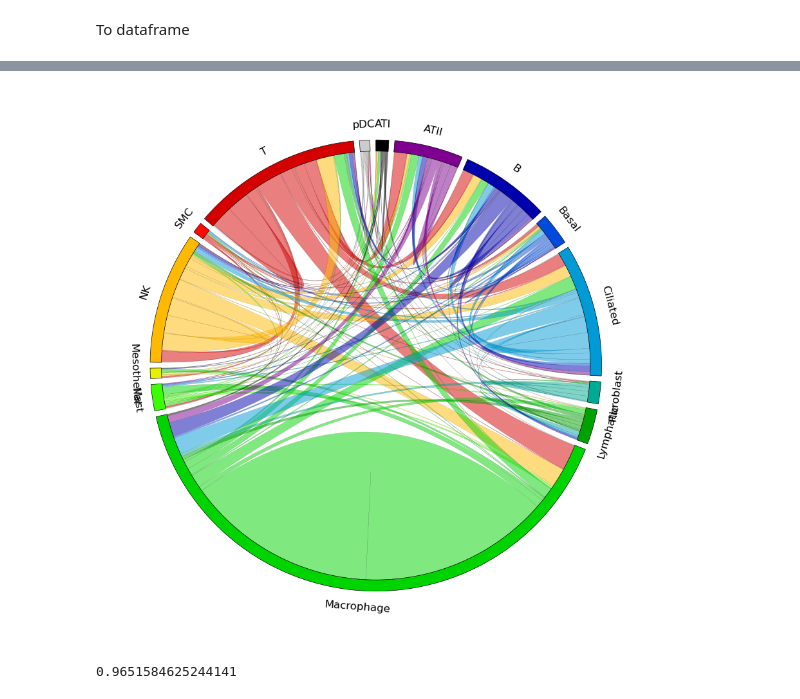
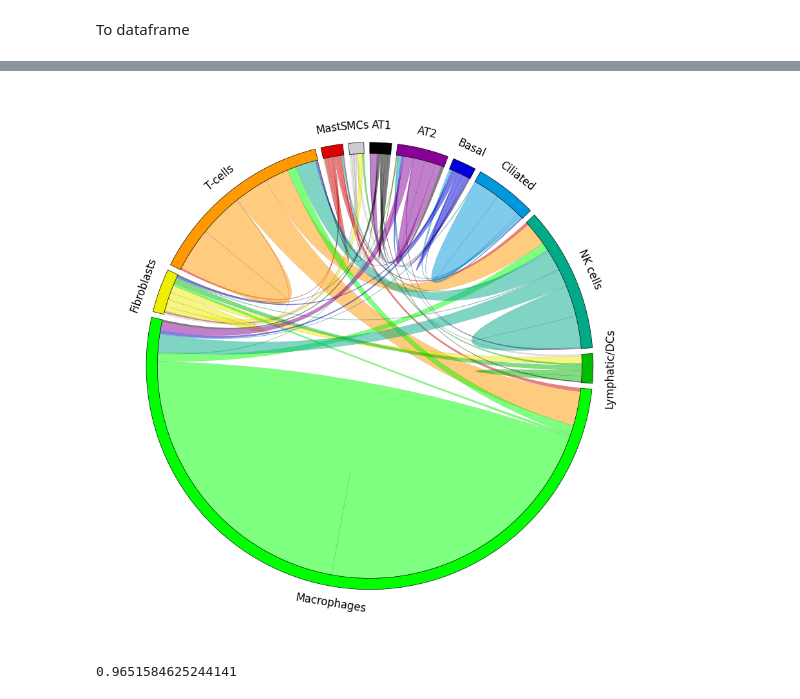
Before and after one commit to TerminatorJ/Spatialformer, a Jupyter notebook: downstream/cell_cell_communication/single-cell_colocalization.ipynb, the cells around one changed output, grey strips where cells are left out. Cells and saved outputs as stored; diff of their text form; code cells hidden in the pictures.

```diff
--- a/downstream/cell_cell_communication/single-cell_colocalization.ipynb
+++ b/downstream/cell_cell_communication/single-cell_colocalization.ipynb
@@ -203,7 +233,7 @@ import numpy as np
 #loading the single slide predicted results
 # pred = np.load("/scratch/project_465001027/Spatialformer/downstream/cell_cell_communication/data/pred.npy")
 #loading the all lung slides predicted results
-pred = np.load("/scratch/project_465001027/Spatialformer/downstream/cell_cell_communication/data/pred2.npy")
+pred = np.load("/scratch/project_465001820/Spatialformer/downstream/cell_cell_communication/data/pred.npy")
 # %%
 pred[0][0:100]
 # %% [output]
@@ -227,3 +257,8 @@ array([[0.03170643, 0.96829355],
+# %%
+ovlp_ct = {"ATI", "ATII", "Basal", "Ciliated", "NK", "Lymphatic", "Macrophage", "Fibroblast", "B",
+          "T", "Mast", "pDC", "SMC"}
+ovlp_ct_dict = {"ATI": "AT1", "ATII": "AT2", "Basal": "Basal", "Ciliated": "Ciliated", "NK": "NK cells", "Lymphatic": "Lymphatic/DCs", "Macrophage": "Macrophages", "Fibroblast": "Fibroblasts", "B": "B cells",
+          "T": "T-cells", "Mast": "Mast", "pDC": "pDCs", "SMC": "SMCs"}
 # %%
 #getting the binary predicted results
 all_cell_types = list(adata_subset_10fra.obs["Manuscript_Identity"].values)
@@ -265,2 +298,4 @@ pair_df_mac = pair_df.loc["Macrophage",:]
 # %%
-pair_df
+pair_df = pair_df.loc[~pair_df.index.isin(["Mesothelial"]), ~pair_df.columns.isin(["Mesothelial"])]
+#customize the order:
+ct_order = ["AT1","AT2"	,"Basal","Ciliated","NK cells","Lymphatic/DCs","Macrophages","Fibroblasts", "T-cells","Mast","SMCs"]
@@ -282,0 +302,7 @@ pair_df
+# %%
+#match the cell type annotation
+pair_df2 = pair_df.rename(
+    index=ovlp_ct_dict,
+    columns=ovlp_ct_dict
+)
+pair_df2 = pair_df2.loc[ct_order, ct_order]
@@ -283,29 +326,29 @@ pair_df
 # %%
 from pycirclize import Circos
 import pandas as pd
 
 import matplotlib.pyplot as plt
 from pycirclize import Circos  # Replace with the actual library import
 
 # Initialize the Circos plot
 circos = Circos.initialize_from_matrix(
-    pair_df,
+    pair_df2,
     space=1.5,
     r_lim=(95, 100),
     cmap="nipy_spectral",
 #     ticks_interval=5,
     label_kws=dict(size=12, rotation=60),
     link_kws=dict(ec="black", lw=0.1, direction=0),
 )
 # dict(r=94, size=12, color="white")
 fig = circos.plotfig()
 
 plt.show()
 
 circos.savefig("./figures/pred_ct_colocalization.png", dpi=300)
 # circos.savefig("./figures/ct_colocalization.png")
 # %% [output]
-[figure, old version]
+[figure, new version]
 # %%
 pred[0][:,1][118]
 # %% [output]
```
Also changed, not shown: parts of 26 cells of this notebook, 19 other files.
